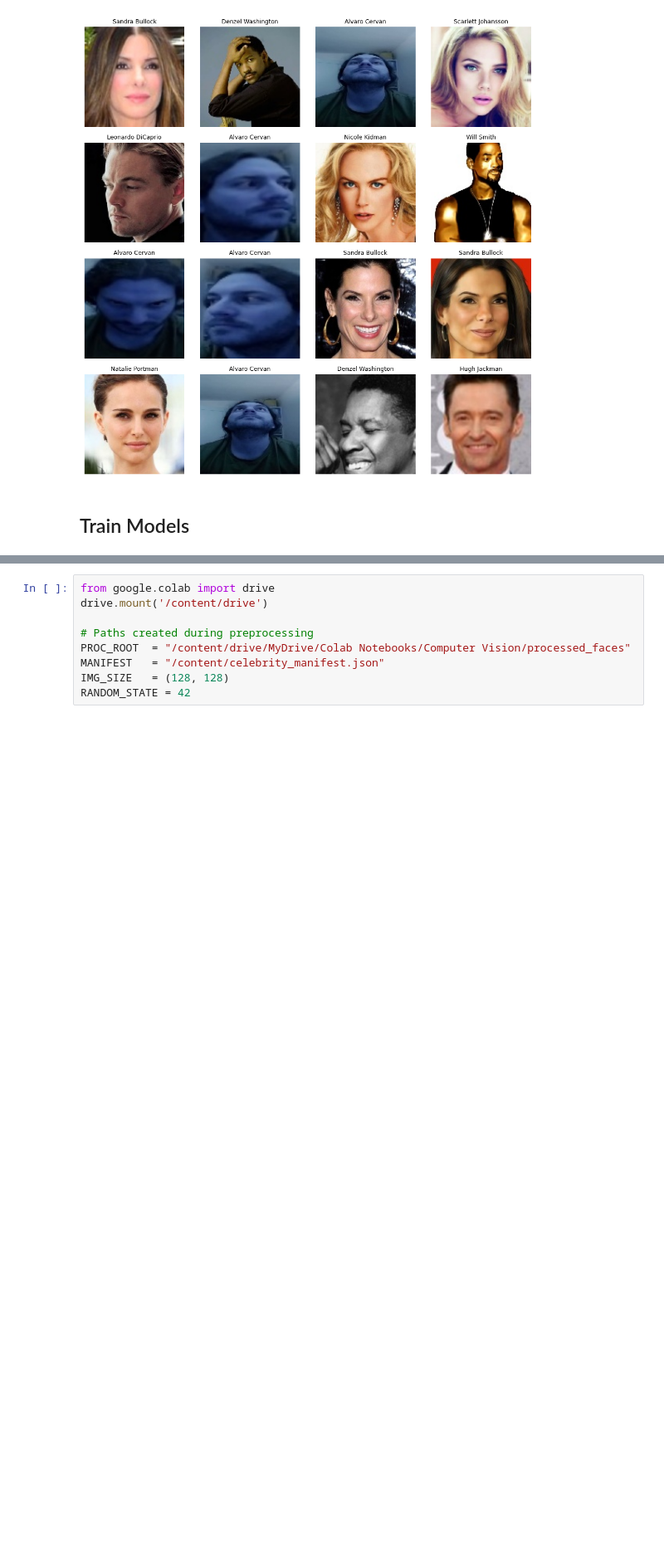
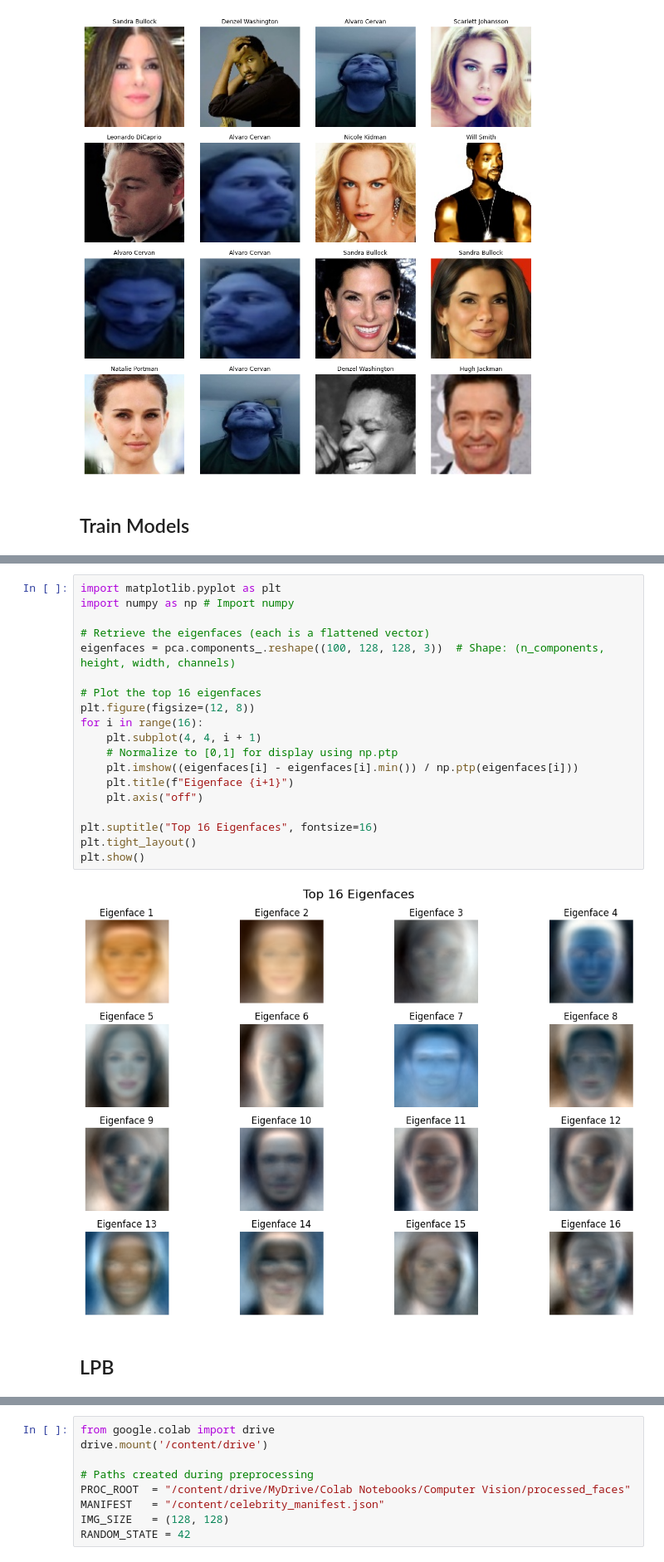
Before and after one commit to JackGraymer/Face-Recognition, a Jupyter notebook: face_recognition_v2.ipynb, the cells around one changed output, grey strips where cells are left out. Shown at 83% size. Cells and saved outputs as stored; diff of their text form; blank space fills up the shorter version.

```diff
--- a/face_recognition_v2.ipynb
+++ b/face_recognition_v2.ipynb
@@ -792,0 +903,23 @@ plt.show()
+# %%
+import matplotlib.pyplot as plt
+import numpy as np # Import numpy
+
+# Retrieve the eigenfaces (each is a flattened vector)
+eigenfaces = pca.components_.reshape((100, 128, 128, 3))  # Shape: (n_components, height, width, channels)
+
+# Plot the top 16 eigenfaces
+plt.figure(figsize=(12, 8))
+for i in range(16):
+    plt.subplot(4, 4, i + 1)
+    # Normalize to [0,1] for display using np.ptp
+    plt.imshow((eigenfaces[i] - eigenfaces[i].min()) / np.ptp(eigenfaces[i]))
+    plt.title(f"Eigenface {i+1}")
+    plt.axis("off")
+
+plt.suptitle("Top 16 Eigenfaces", fontsize=16)
+plt.tight_layout()
+plt.show()
+# %% [output]
+[figure, added]
+# %% [markdown]
+## LPB
```
Also changed, not shown: parts of 8 cells of this notebook.
